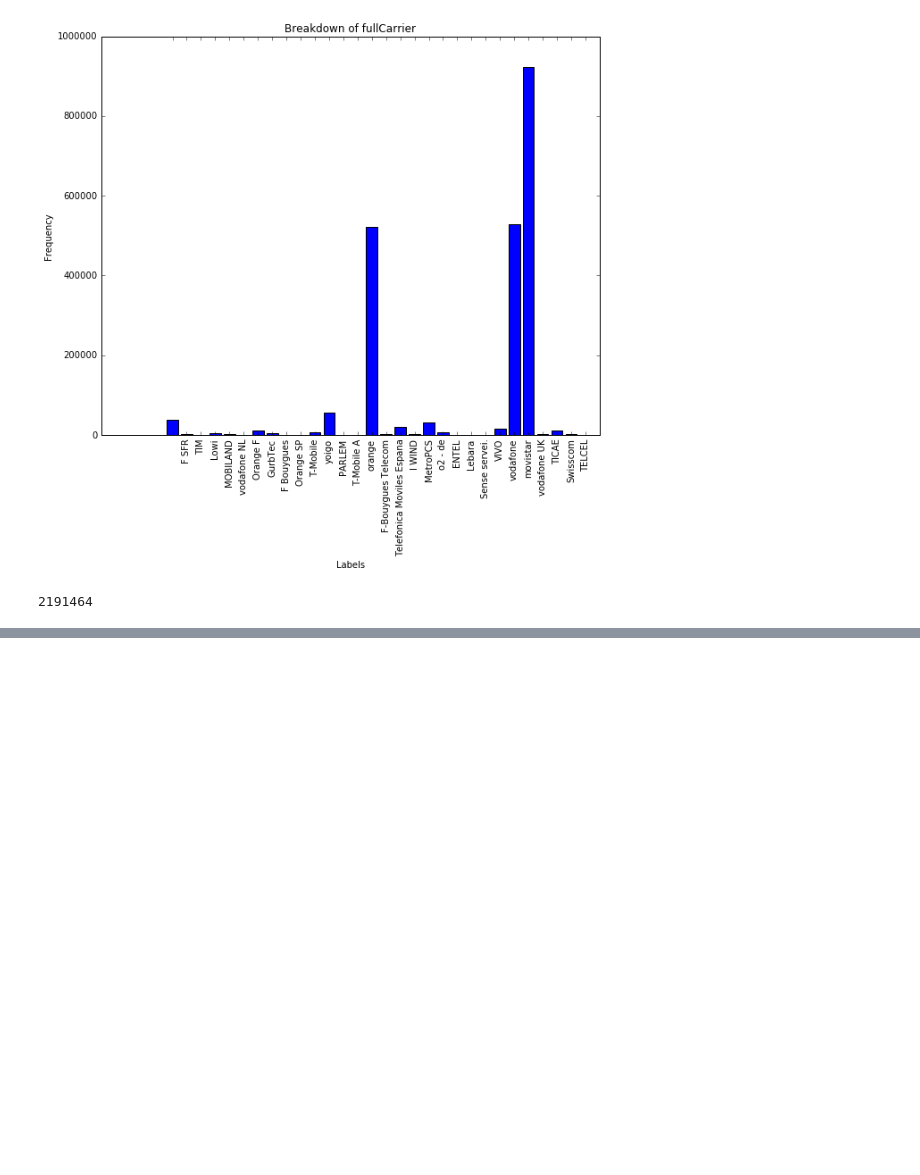
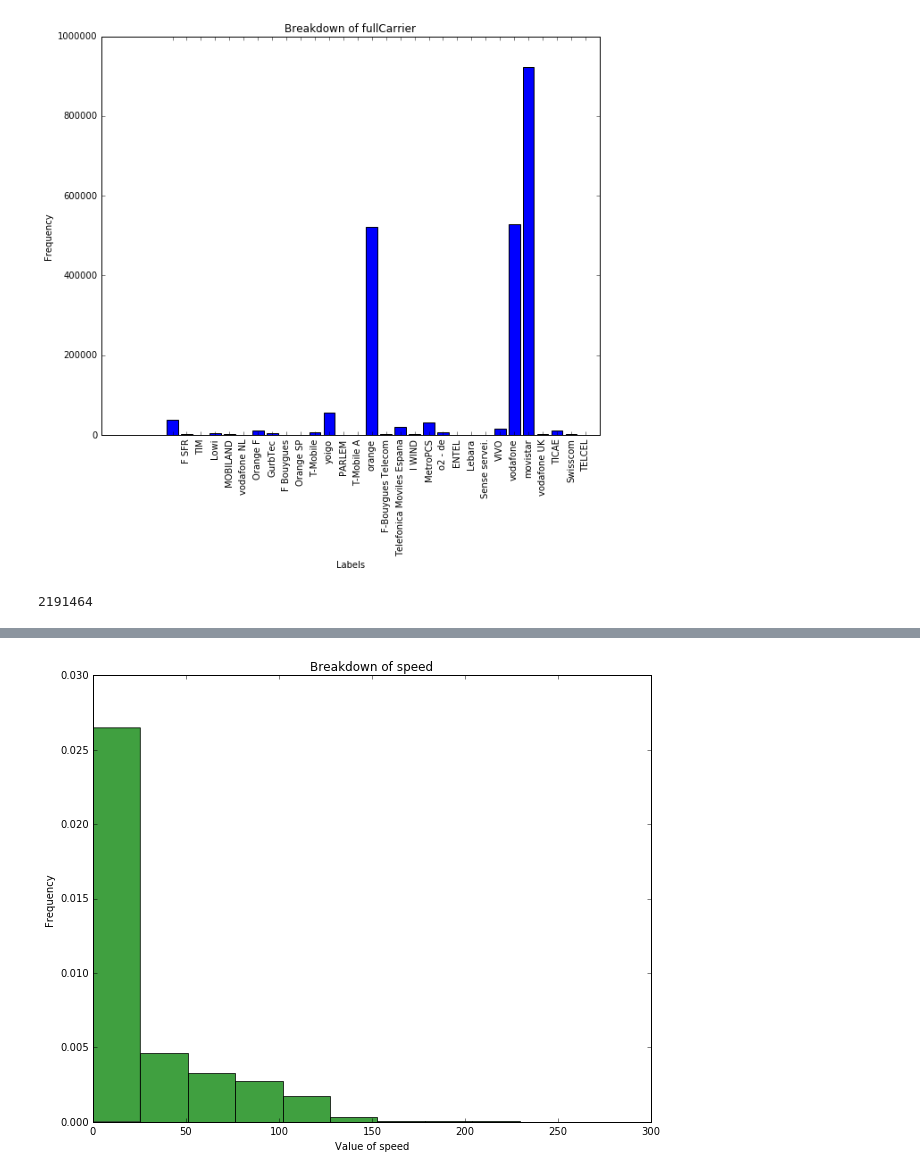
Before and after one commit to RichardoC/ACCD, a Jupyter notebook: Richard's analysis code.ipynb, the cells around one changed output, grey strips where cells are left out. Drawn from its saved outputs; the diff is of its cells as text; code cells hidden in the pictures; blank space fills up the shorter version.

```diff
--- a/Richard's analysis code.ipynb
+++ b/Richard's analysis code.ipynb
@@ -94,6 +94,17 @@ def keys_and_incidences(list_of_phones, attr):
 
 
     return key_incid
+# %%
+def just_values(list_of_phones, attr):
+    """finds each key and the number of incidences"""
+    values = []
+    for x in list_of_phones:
+        value = getattr(x, attr)
+        values.append(value)
+
+
+
+    return values
 # %%
 def plot_bars(list_of_phones, attr):
     """Plots each key with the number of incidences"""
@@ -107,6 +118,24 @@ def plot_bars(list_of_phones, attr):
     plt.xlabel("Labels")
     plt.ylabel("Frequency")
     plt.show()
+# %%
+def plot_hist(list_of_phones, attr):
+    """Plots a histogram for that attribute"""
+
+#     k_c = keys_and_incidences(list_of_phones, attr)
+    values = just_values(list_of_phones,attr)
+
+    n, bins, patches = plt.hist(values, 10, normed=1, facecolor='green', alpha=0.75)
+
+#     plt.bar(range(len(k_c)), k_c.values(), align='center')
+#     plt.xticks(rotation=90)
+#     plt.xticks(range(len(k_c)), k_c.keys())
+    title = "Breakdown of "+str(attr)
+    plt.title(title)
+    xlab = "Value of "+attr
+    plt.xlabel(xlab)
+    plt.ylabel("Frequency")
+    plt.show()
 # %%
 def import_all_data(folder):
     """Imports all the data from the folder"""
@@ -232,0 +281,4 @@ print len(all_data)
+# %%
+plot_hist(list_of_phone_data,'speed')
+# %% [output]
+[figure, added]
```
Also changed, not shown: parts of 5 cells of this notebook.
